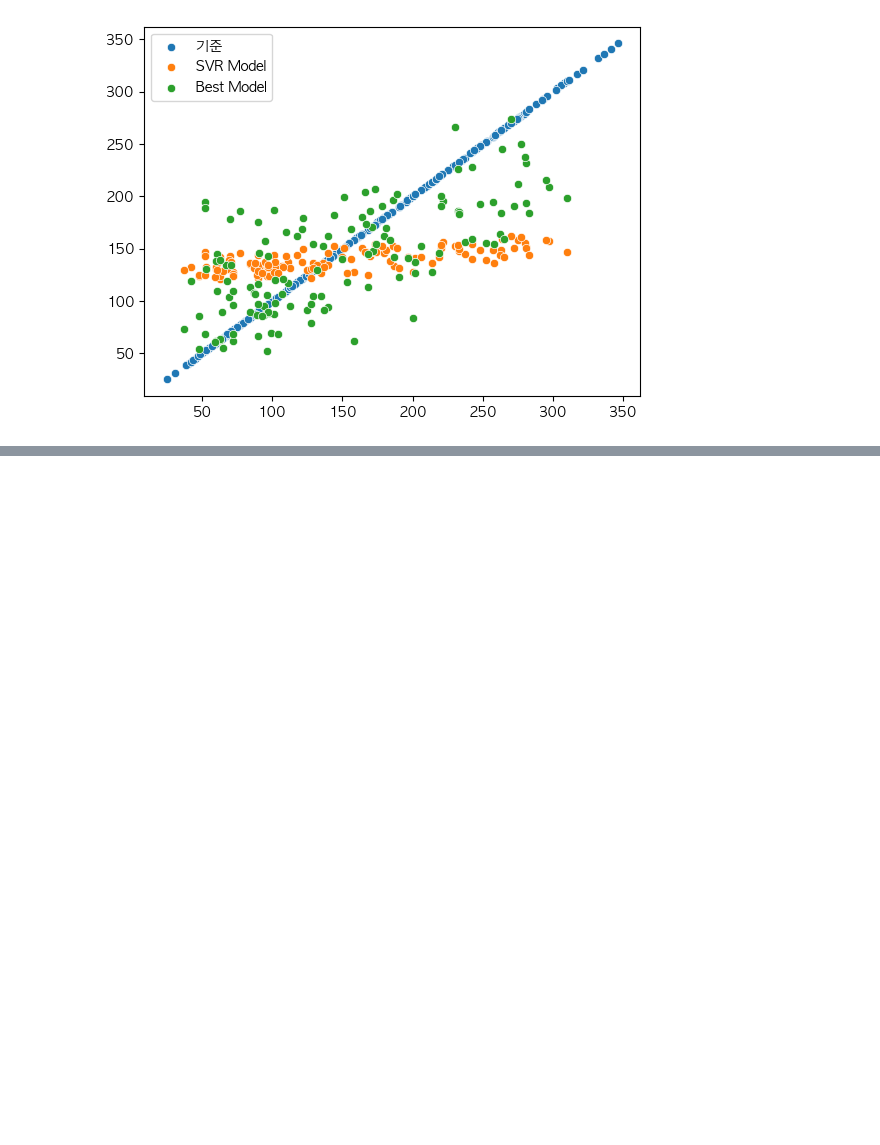
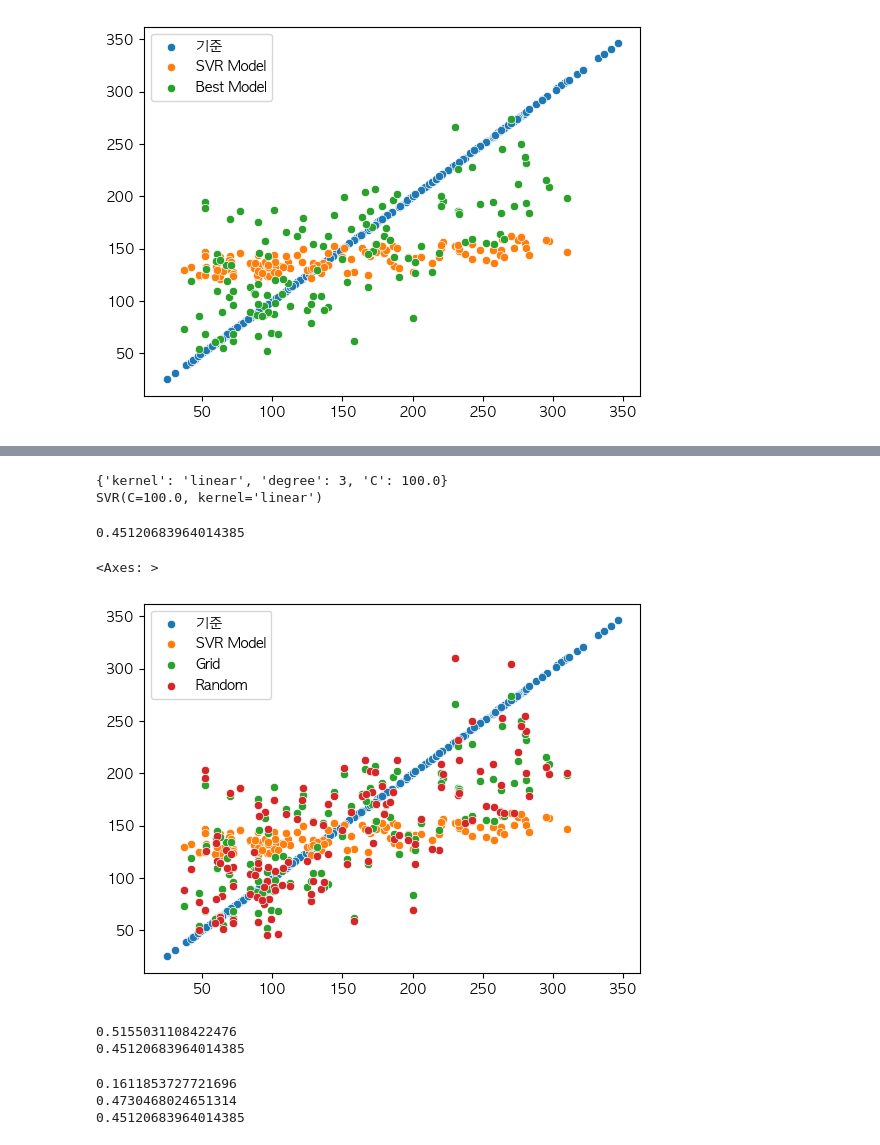
Before and after one commit to Hyunsoo-Ryan-Lee/ML_Lecture, a Jupyter notebook: 05.Regularization/3.GridSearch.ipynb, the cells around one changed output, grey strips where cells are left out. Cells and saved outputs as stored; diff of their text form; code cells hidden in the pictures; blank space fills up the shorter version.

```diff
--- a/05.Regularization/3.GridSearch.ipynb
+++ b/05.Regularization/3.GridSearch.ipynb
@@ -353,0 +244,25 @@ ExecutableNotFound: failed to execute PosixPath('dot'), make sure the Graphviz e
+# %%
+model = SVR(C=1)
+# %%
+param_grid = {
+    'kernel' : ['linear', 'poly', 'rbf', 'sigmoid'],
+    'degree' : np.arange(1, 6),
+    'C': np.logspace(-3,3,7)
+}
+# %%
+from sklearn.model_selection import RandomizedSearchCV
+
+# Grid Search 설정
+random_search = RandomizedSearchCV(
+    estimator=model,
+    param_distributions=param_grid,
+    n_iter=10,
+    cv=5,
+    scoring='accuracy',
+    verbose=2,
+    random_state=42,
+    n_jobs=-1
+    )
+
+# Grid Search 수행
+random_search.fit(X_train, y_train)
@@ -353,0 +310,41 @@ ExecutableNotFound: failed to execute PosixPath('dot'), make sure the Graphviz e
+# %%
+print(random_search.best_params_)
+# print(random_search.cv_results_)
+print(random_search.best_estimator_)
+# %% [output]
+{'kernel': 'linear', 'degree': 3, 'C': 100.0}
+SVR(C=100.0, kernel='linear')
+# %%
+best_model_rand = random_search.best_estimator_
+
+print(best_model_rand.score(X_test, y_test))
+# %% [output]
+0.45120683964014385
+# %%
+y_pred_rand = random_search.predict(X_test)
+# %%
+sns.scatterplot(x = y_train, y = y_train, label="기준")
+sns.scatterplot(x = y_test, y = y_pred, label='SVR Model')
+sns.scatterplot(x = y_test, y = y_pred_cv, label = "Grid")
+sns.scatterplot(x = y_test, y = y_pred_rand, label = "Random")
+# %% [output]
+<Axes: >
+[figure, added]
+# %%
+print(best_model_rand.score(X_train, y_train))
+print(best_model_rand.score(X_test, y_test))
+# %% [output]
+0.5155031108422476
+0.45120683964014385
+# %%
+## Score 비교
+
+print(model.score(X_test, y_test))
+
+print(best_model.score(X_test, y_test))
+
+print(best_model_rand.score(X_test, y_test))
+# %% [output]
+0.1611853727721696
+0.4730468024651314
+0.45120683964014385
```
Also changed, not shown: parts of 14 cells of this notebook, 4 other files.
